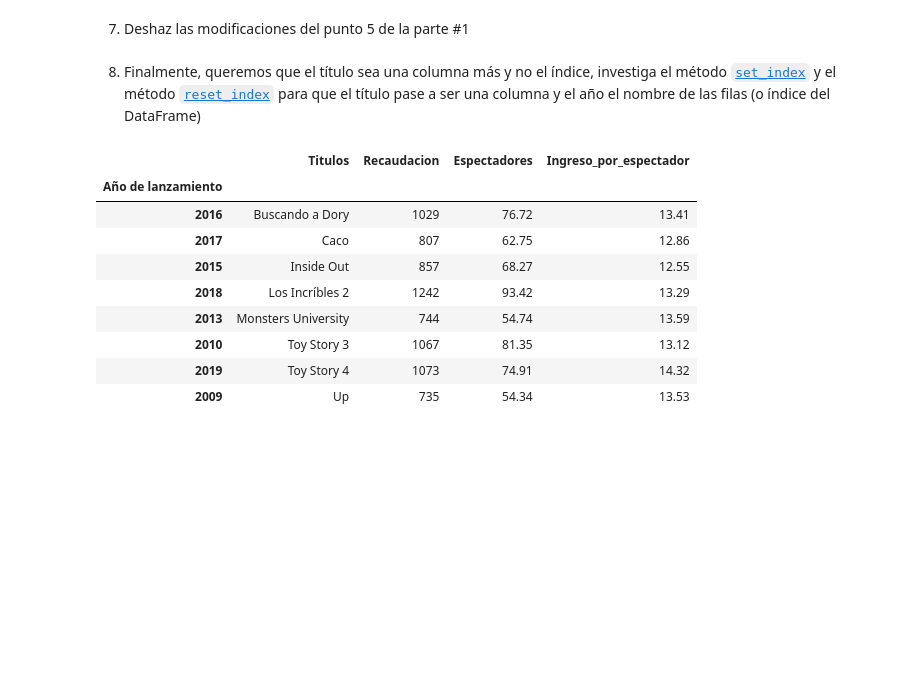
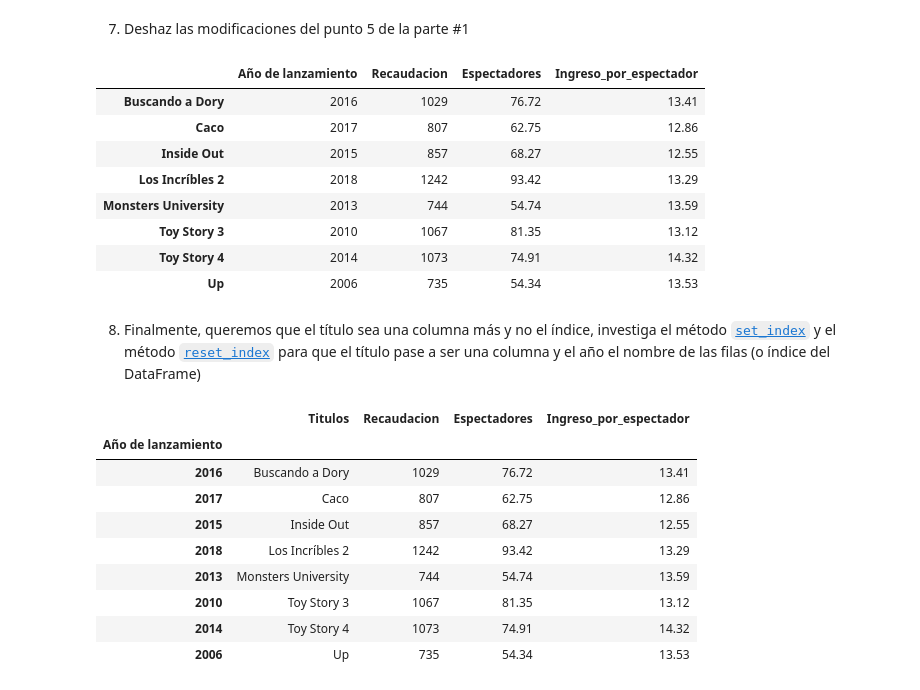
Before and after one commit to ChiaraTot/ONLINE_DS_THEBRIDGE_CHIARA, a Jupyter notebook: Practicas_Obligatorias/18_Practica_Obligatoria_Pandas_I.ipynb, the cells around one changed output. Saved outputs shown, nothing was run; the diff lists cells and outputs as text; code cells hidden in the pictures; blank space fills up the shorter version.

```diff
--- a/Practicas_Obligatorias/18_Practica_Obligatoria_Pandas_I.ipynb
+++ b/Practicas_Obligatorias/18_Practica_Obligatoria_Pandas_I.ipynb
@@ -287,6 +287,21 @@ df_peli.sort_values("Recaudacion", ascending= False)
 | Up | 2009 | 735 | 54.34 | 13.53 |
 # %% [markdown]
 7. Deshaz las modificaciones del punto 5 de la parte #1
+# %%
+df_peli.loc["Toy Story 4", "Año de lanzamiento"] = 2014
+df_peli.loc["Up", "Año de lanzamiento"] = 2006
+df_peli.loc["Monsters University", "Recaudacion"] = 744
+df_peli
+# %% [output]
+|  | Año de lanzamiento | Recaudacion | Espectadores | Ingreso_por_espectador |
+| Buscando a Dory | 2016 | 1029 | 76.72 | 13.41 |
+| Caco | 2017 | 807 | 62.75 | 12.86 |
+| Inside Out | 2015 | 857 | 68.27 | 12.55 |
+| Los Incríbles 2 | 2018 | 1242 | 93.42 | 13.29 |
+| Monsters University | 2013 | 744 | 54.74 | 13.59 |
+| Toy Story 3 | 2010 | 1067 | 81.35 | 13.12 |
+| Toy Story 4 | 2014 | 1073 | 74.91 | 14.32 |
+| Up | 2006 | 735 | 54.34 | 13.53 |
 # %% [markdown]
 8. Finalmente, queremos que el título sea una columna más y no el índice, investiga el método [`set_index`](https://pandas.pydata.org/docs/reference/api/pandas.DataFrame.set_index.html) y el método [`reset_index`](https://pandas.pydata.org/docs/reference/api/pandas.DataFrame.reset_index.html) para que el título pase a ser una columna y el año el nombre de las filas (o índice del DataFrame)
 # %%
@@ -305,5 +320,5 @@ df_peli2
 | 2018 | Los Incríbles 2 | 1242 | 93.42 | 13.29 |
 | 2013 | Monsters University | 744 | 54.74 | 13.59 |
 | 2010 | Toy Story 3 | 1067 | 81.35 | 13.12 |
-| 2019 | Toy Story 4 | 1073 | 74.91 | 14.32 |
-| 2009 | Up | 735 | 54.34 | 13.53 |
+| 2014 | Toy Story 4 | 1073 | 74.91 | 14.32 |
+| 2006 | Up | 735 | 54.34 | 13.53 |
```
